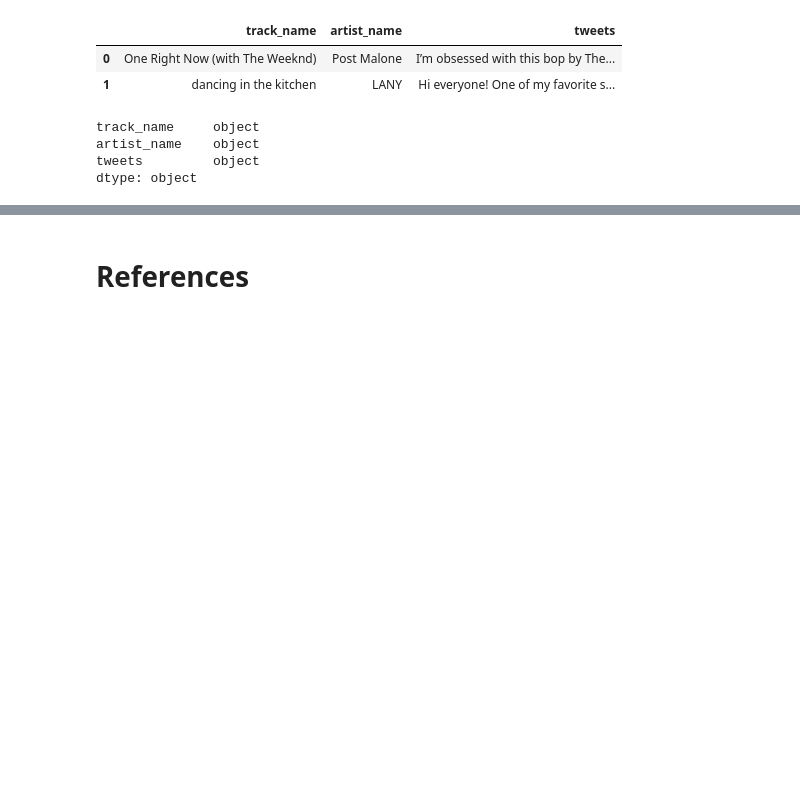
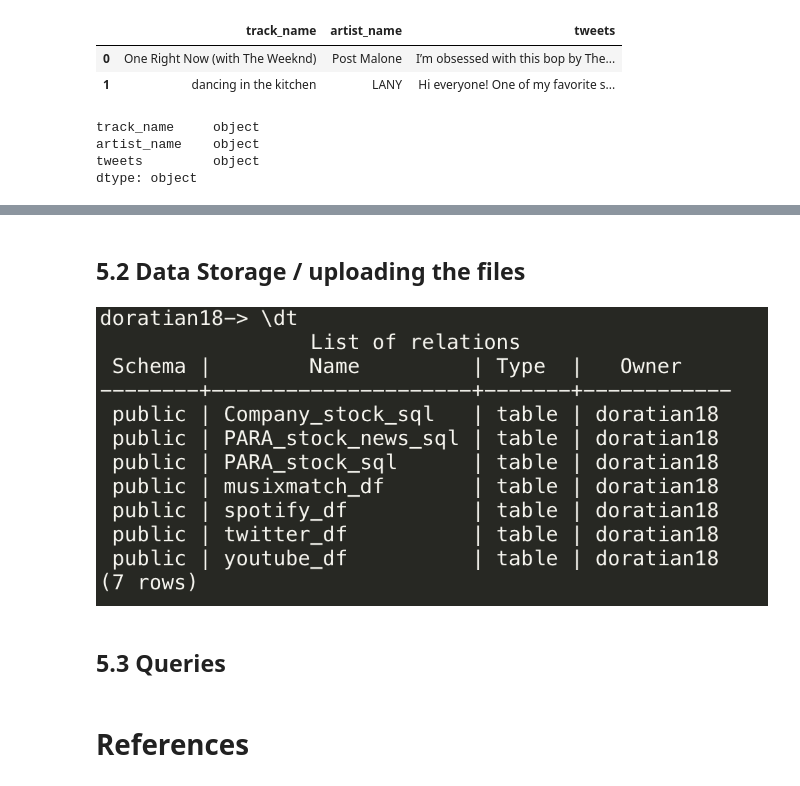
Before and after one commit to doratian99/MSIN0166-DE-Individual-Project, a Jupyter notebook: Data Collection/Notebook.ipynb, the cells around one changed output, grey strips where cells are left out. Saved outputs shown, nothing was run; the diff lists cells and outputs as text; code cells hidden in the pictures; blank space fills up the shorter version.

```diff
--- a/Data Collection/Notebook.ipynb
+++ b/Data Collection/Notebook.ipynb
@@ -1145,0 +1175,2 @@ twitter_df.to_csv('twitter_df.csv')
+# %% [markdown]
+## 5.2 Data Storage / uploading the files
@@ -1146,3 +1189,9 @@ twitter_df.to_csv('twitter_df.csv')
+# %%
+Image(filename='database_table.png')
+# %% [output]
+[figure, added]
+# %% [markdown]
+## 5.3 Queries
 # %% [markdown]
 # References
 # %% [markdown]
```
Also changed, not shown: parts of 9 cells of this notebook, 1 other file.
